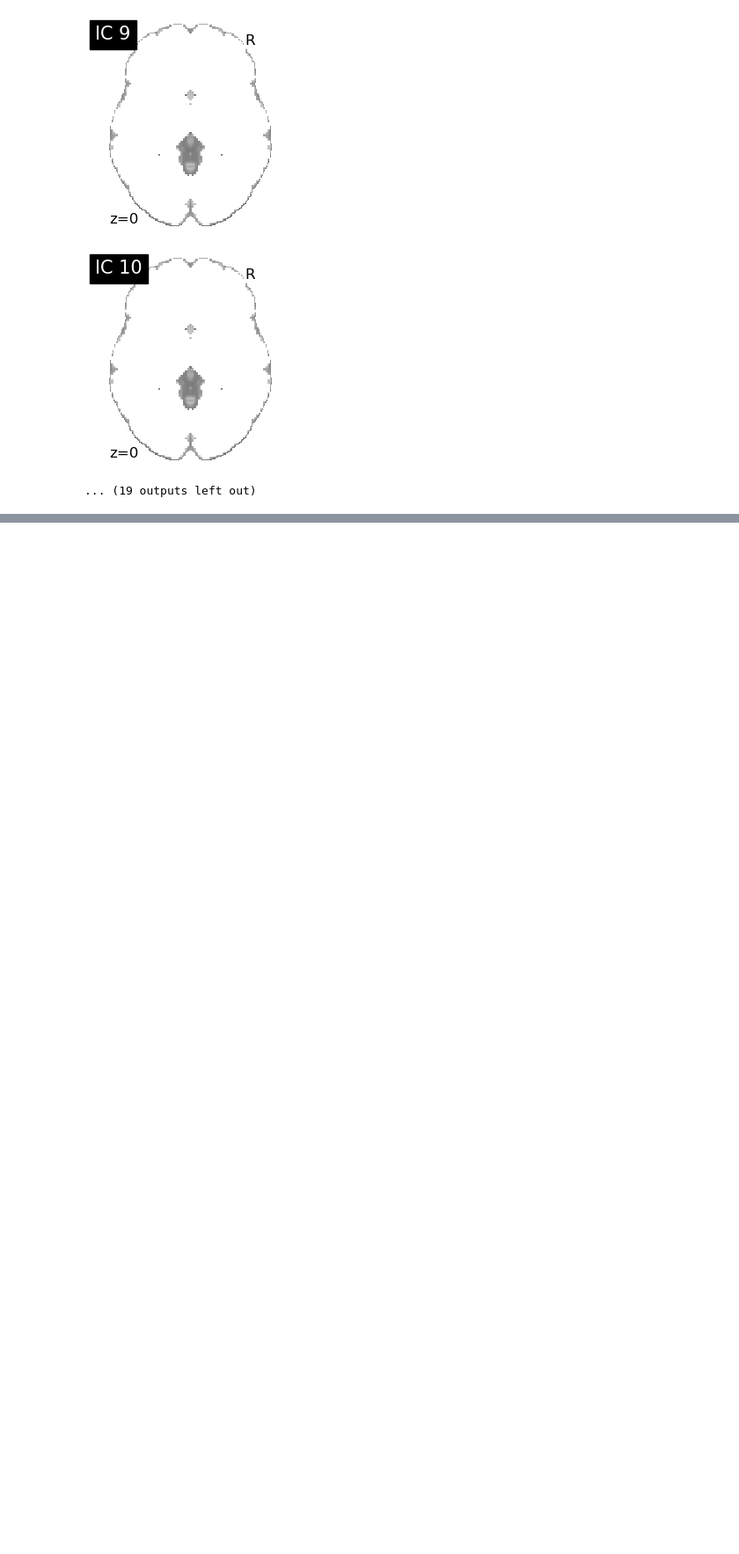
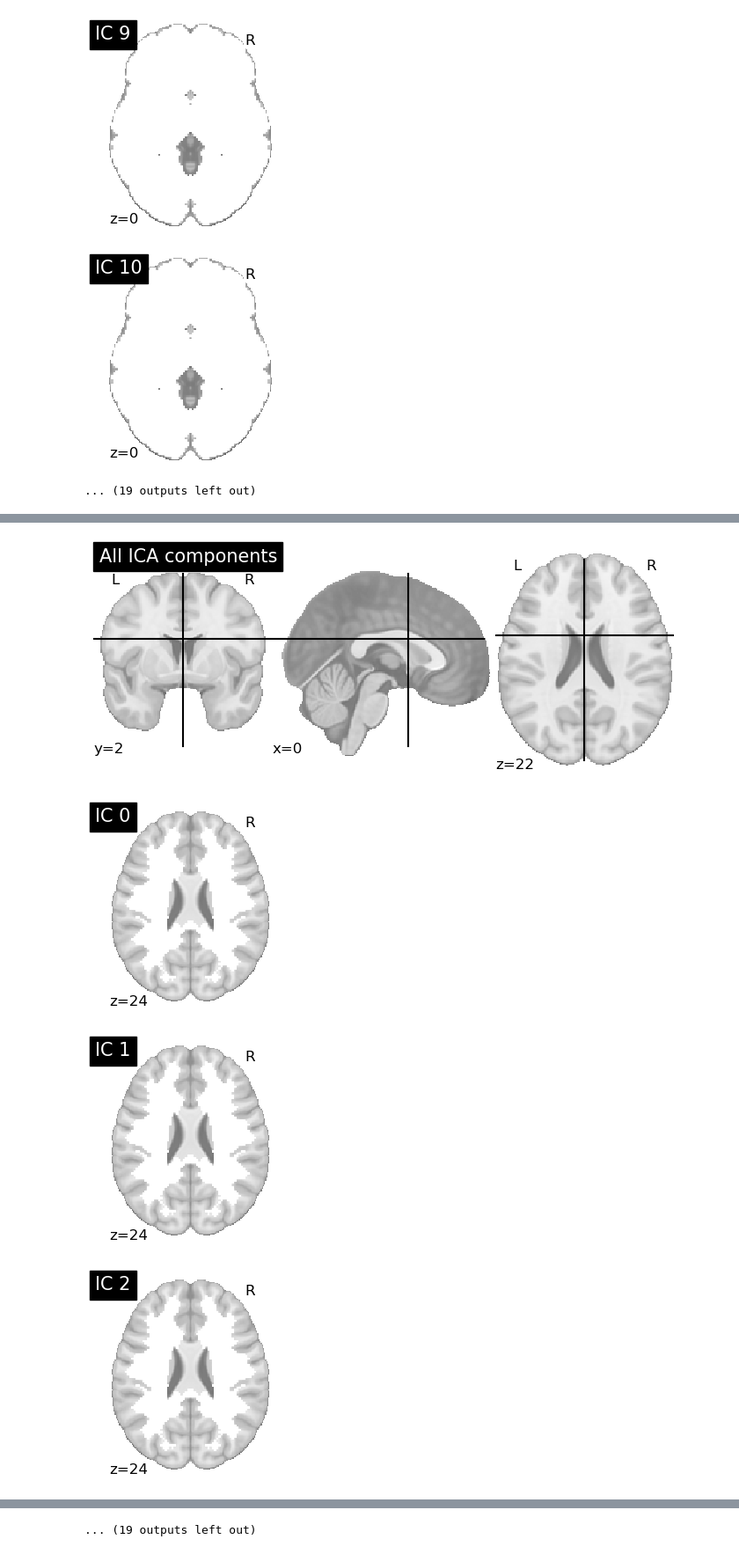
Before and after one commit to mirhnius/ICA_Nilearn_Test, a Jupyter notebook: visualization.ipynb, the cells around one changed output, grey strips where cells are left out. Shown at 88% size. Drawn from its saved outputs; the diff is of its cells as text; code cells hidden in the pictures; blank space fills up the shorter version.

Commit message:
plots of ICs and their masks

```diff
--- a/visualization.ipynb
+++ b/visualization.ipynb
@@ -67,3 +67,22 @@ ica_module.HEIGHT_SIZEplot_ICA_components(masks)
 [figure]
 [figure]
 ... (19 outputs left out)
+# %%
+from nilearn import masking
+from nilearn.image import iter_img
+from nilearn.masking import apply_mask
+from nilearn.image import binarize_img
+
+new_masks_list = []
+for i, cur_ic in enumerate(iter_img(ICs_whole_original)):
+    plot_stat_map(cur_ic, display_mode="z", title="IC %d" %i,
+        cut_coords=1, colorbar=False)
+
+    mask = masking.compute_brain_mask(
+        target_img=cur_ic,
+        mask_type='whole-brain',
+        )
+    plot_stat_map(mask, display_mode="z", title="IC %d" %i,
+        cut_coords=1, colorbar=False)
+
+    new_masks_list.append(mask)
@@ -69,0 +105,7 @@ ica_module.HEIGHT_SIZEplot_ICA_components(masks)
+# %%
+ica_module.plot_ICA_components(new_masks_list)
+# %% [output]
+[figure, added]
+[figure, added]
+[figure, added]
+[figure, added]
@@ -69,0 +120 @@ ica_module.HEIGHT_SIZEplot_ICA_components(masks)
+... (19 outputs left out)
```
Also changed, not shown: parts of 4 cells of this notebook.
